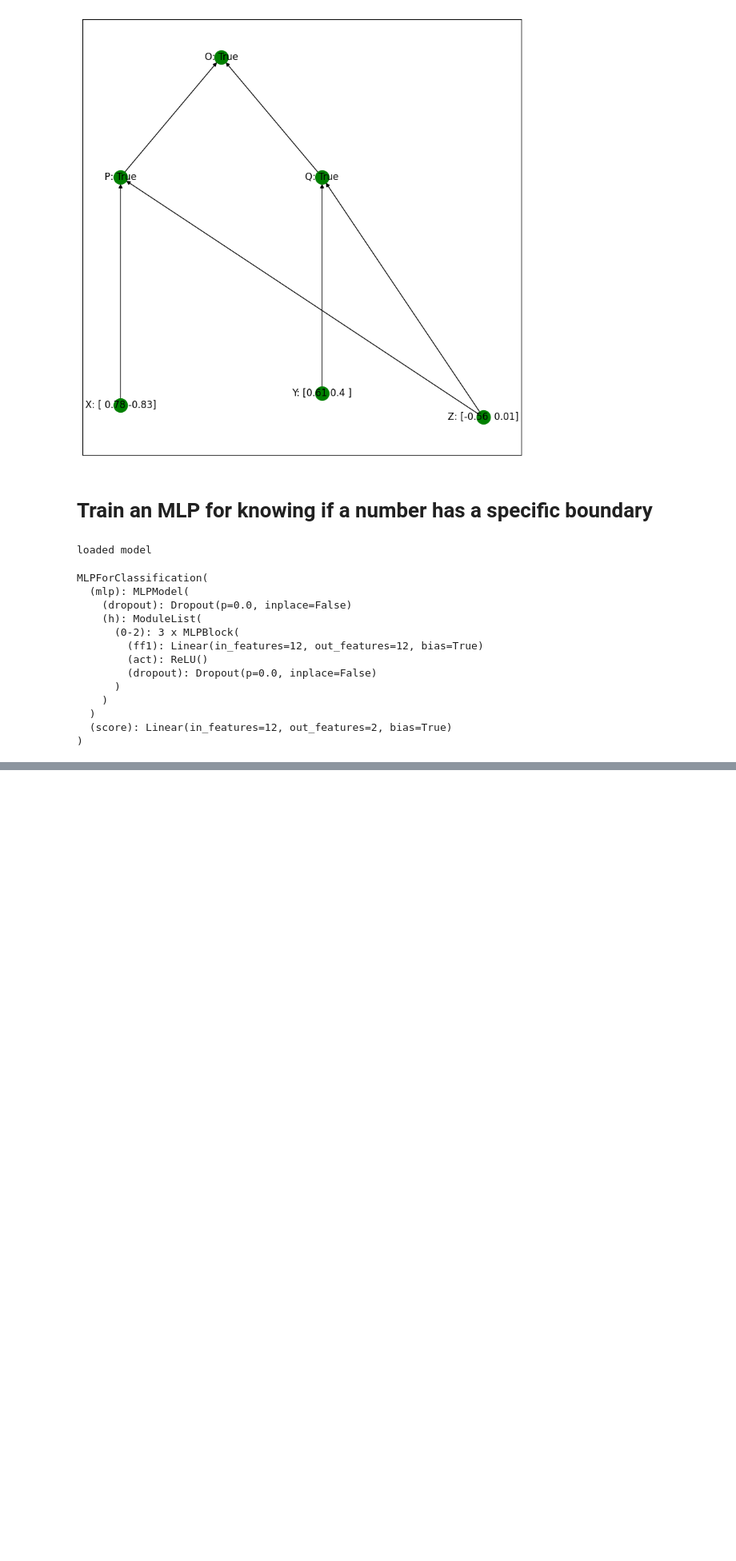
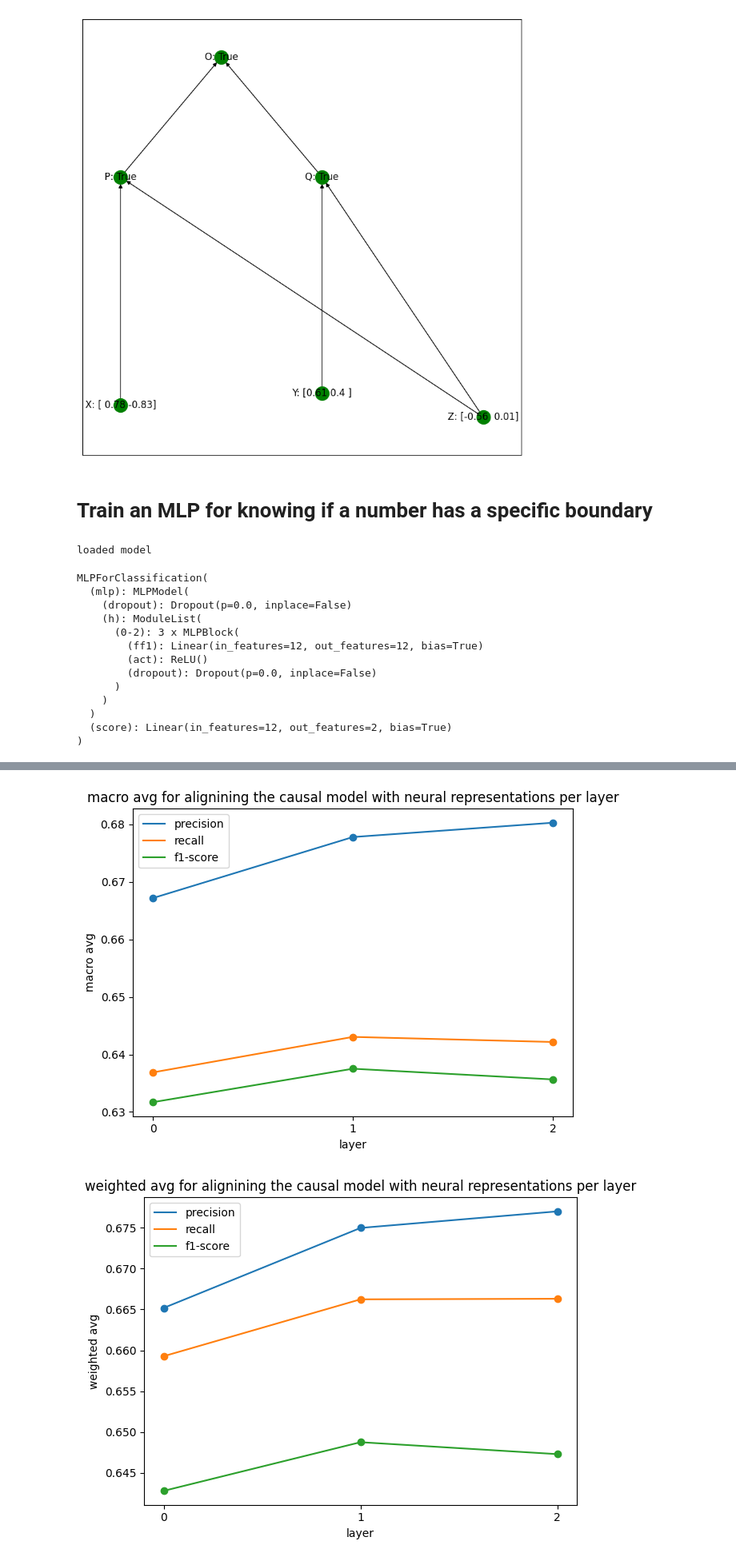
Before and after one commit to maraPislar/align-transformers, a Jupyter notebook: tutorials/advanced_tutorials/DAS_Left_Right_Boundary_Task.ipynb, the cells around one changed output, grey strips where cells are left out. Shown at 80% size. Saved outputs shown, nothing was run; the diff lists cells and outputs as text; code cells hidden in the pictures; blank space fills up the shorter version.

```diff
--- a/tutorials/advanced_tutorials/DAS_Left_Right_Boundary_Task.ipynb
+++ b/tutorials/advanced_tutorials/DAS_Left_Right_Boundary_Task.ipynb
@@ -474,0 +535,22 @@ weighted avg       0.69      0.67      0.64    128000
+# %%
+averages = ['macro avg', 'weighted avg']
+metrics = ['precision', 'recall', 'f1-score']
+
+for average in averages:
+    for metric in metrics:
+        values = []
+        for layer, report_dict in enumerate(report_dicts, start=1):
+            values.append(report_dict[average][metric])
+        plt.scatter(range(config.n_layer), values)
+        plt.plot(range(config.n_layer), values, label=metric)
+
+    plt.xticks(range(int(min(plt.xticks()[0])), int(max(plt.xticks()[0])) + 1))
+    plt.xlabel('layer')
+    plt.ylabel(average)
+    plt.title(f'{average} for alignining the causal model with neural representations per layer')
+    plt.tight_layout()
+    plt.legend()
+    plt.show()
+# %% [output]
+[figure, added]
+[figure, added]
```
Also changed, not shown: parts of 30 cells of this notebook.
